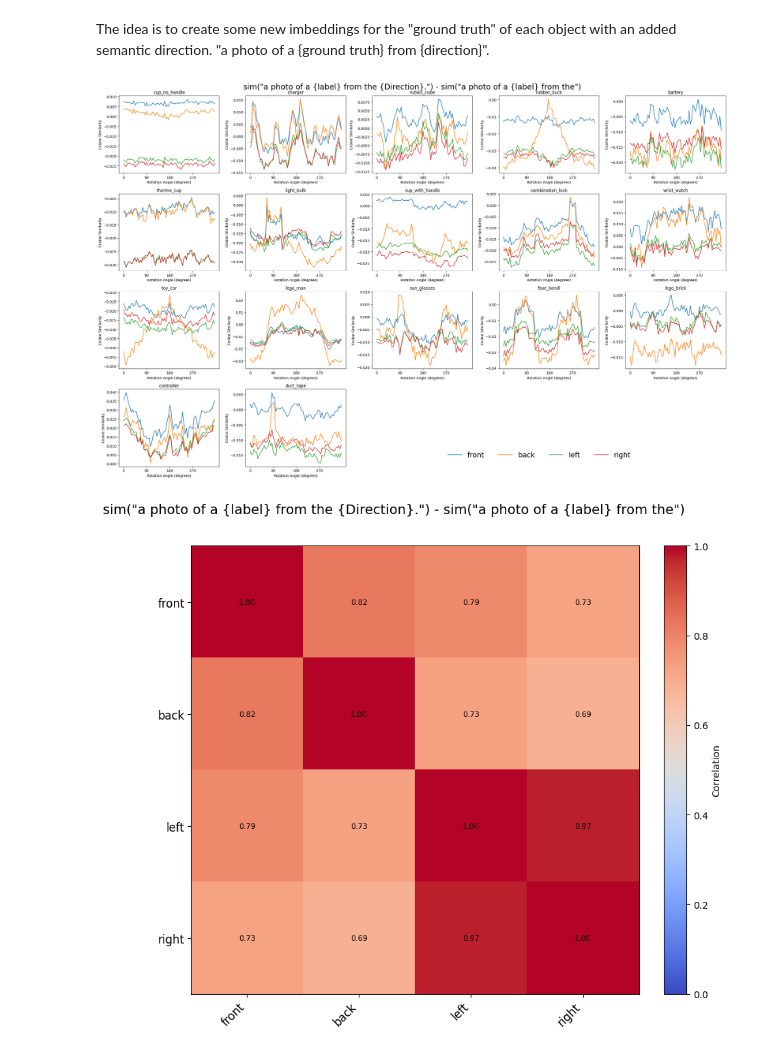
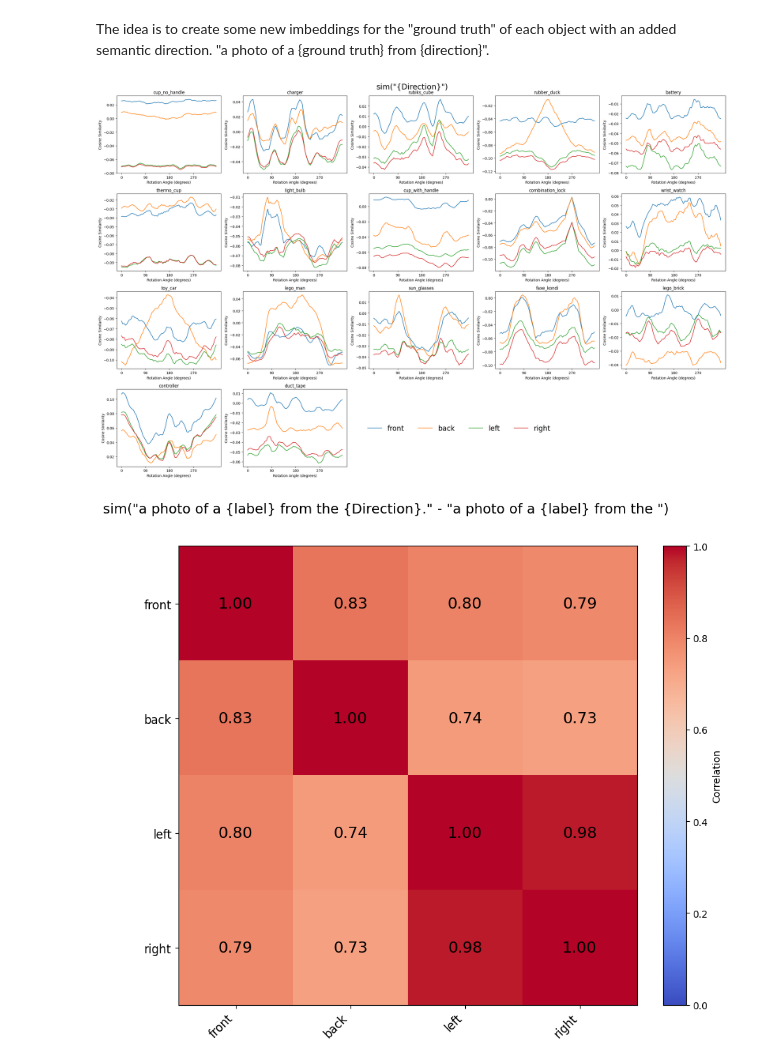
Before and after one commit to AlbertFKHansen/ProjectWork, a Jupyter notebook: semantic_direction.ipynb, the cells around one changed output. Saved outputs shown, nothing was run; the diff lists cells and outputs as text; code cells hidden in the pictures.

Commit message:
feat: add kernel for smoothness of similarity line plots in semantic_direction.ipynb

```diff
--- a/semantic_direction.ipynb
+++ b/semantic_direction.ipynb
@@ -46,48 +46,55 @@ for obj_idx, (obj, ax) in enumerate(zip(dataset["rot"].keys(), axes.flat)):
     all_sims = []
     for i in range(72):
         sims = []
         for v in range(len(direction)):
             sim_semantic = cosine_similarity(
                 np.array(dataset["rot"][obj][f"{i*5}"]).reshape(1, -1),
-                np.array(semantic_labels[obj_idx][v]).reshape(1, -1)
+                np.array(semantic_labels[obj_idx][v]-labels[obj_idx]).reshape(1, -1)
             )[0, 0]
             sim = cosine_similarity(
                 np.array(dataset["rot"][obj][f"{i*5}"]).reshape(1, -1),
                 np.array(labels[obj_idx]).reshape(1, -1)
             )[0, 0]
             sim_delta = sim_semantic - sim
-            sims.append(sim_delta)
-            #mean = np.mean(sims)
-            #sims = [s - mean for s in sims]
+            sims.append(sim_semantic)
+
         all_sims.append(sims)
     total_all_sims.append(all_sims)
-
     for v in range(len(direction)):
         sims = [all_sims[i][v] for i in range(72)]
-        ax.plot(range(72), sims, label=f'{direction[v]}')
-    ax.set_xticks([i*18 for i in range(4)])
-    ax.set_xticklabels([f'{i*90}' for i in range(4)])
-    ax.set_xlabel('Rotation Angle (degrees)')
-    ax.set_ylabel('Cosine Similarity')
-    ax.set_title(f'{obj}')
+        # Smooth the curve using a moving average with circular (wrap-around) padding
+        window = 5
+        sims_arr = np.array(sims)
+        if len(sims_arr) >= window:
+            pad = window // 2
+            sims_padded = np.concatenate([sims_arr[-pad:], sims_arr, sims_arr[:pad]])
+            sims_smoothed = np.convolve(sims_padded, np.ones(window)/window, mode='valid')
+        else:
+            sims_smoothed = sims_arr
+        ax.plot(range(72), sims_smoothed, label=f'{direction[v]}')
+        ax.set_xticks([i*18 for i in range(4)])
+        ax.set_xticklabels([f'{i*90}' for i in range(4)])
+        ax.set_xlabel('Rotation Angle (degrees)')
+        ax.set_ylabel('Cosine Similarity')
+        ax.set_title(f'{obj}')
 
-fig.suptitle('sim("a photo of a {label} from the {Direction}.") - sim("a photo of a {label} from the")', fontsize=22)
+fig.suptitle('sim("{Direction}")', fontsize=22)
 
 handles, labels_ = axes[0, 0].get_legend_handles_labels()
 fig.legend(handles, labels_,
            ncol=4,
-           loc='lower center',
-           bbox_to_anchor=(0.7, 0.04),
+           loc='center left',
+           bbox_to_anchor=(0.42, 0.13),
            fontsize=20,
            frameon=False)
 
 for idx in range(num_objs, rows * cols):
     fig.delaxes(axes.flat[idx])
 
 plt.tight_layout()
 plt.show()
 # %% [output]
-[figure, old version]
+[figure, new version]
 # %%
 # Convert all_sims to a numpy array for easier manipulation
 all_sims_arr = np.vstack(total_all_sims)  # shape: (num_objs*72, len(direction))
@@ -107,12 +114,12 @@ ax.set_yticklabels(direction, fontsize=12)
 # Annotate correlation values
 for i in range(len(direction)):
     for j in range(len(direction)):
-        ax.text(j, i, f"{corr_matrix[i, j]:.2f}", ha='center', va='center', color='black', fontsize=8)
+        ax.text(j, i, f"{corr_matrix[i, j]:.2f}", ha='center', va='center', color='black', fontsize=16)
 
-fig.suptitle('sim("a photo of a {label} from the {Direction}.") - sim("a photo of a {label} from the")', fontsize=14)
+fig.suptitle('sim("a photo of a {label} from the {Direction}." - "a photo of a {label} from the ")', fontsize=14)
 cbar = fig.colorbar(im, ax=ax, fraction=0.046, pad=0.04, label='Correlation')
 plt.tight_layout(rect=[0, 0, 1, 0.97])
 plt.show()
 # %% [output]
-[figure, old version]
+[figure, new version]
 # %%
```
Also changed, not shown: parts of 1 cell of this notebook.
